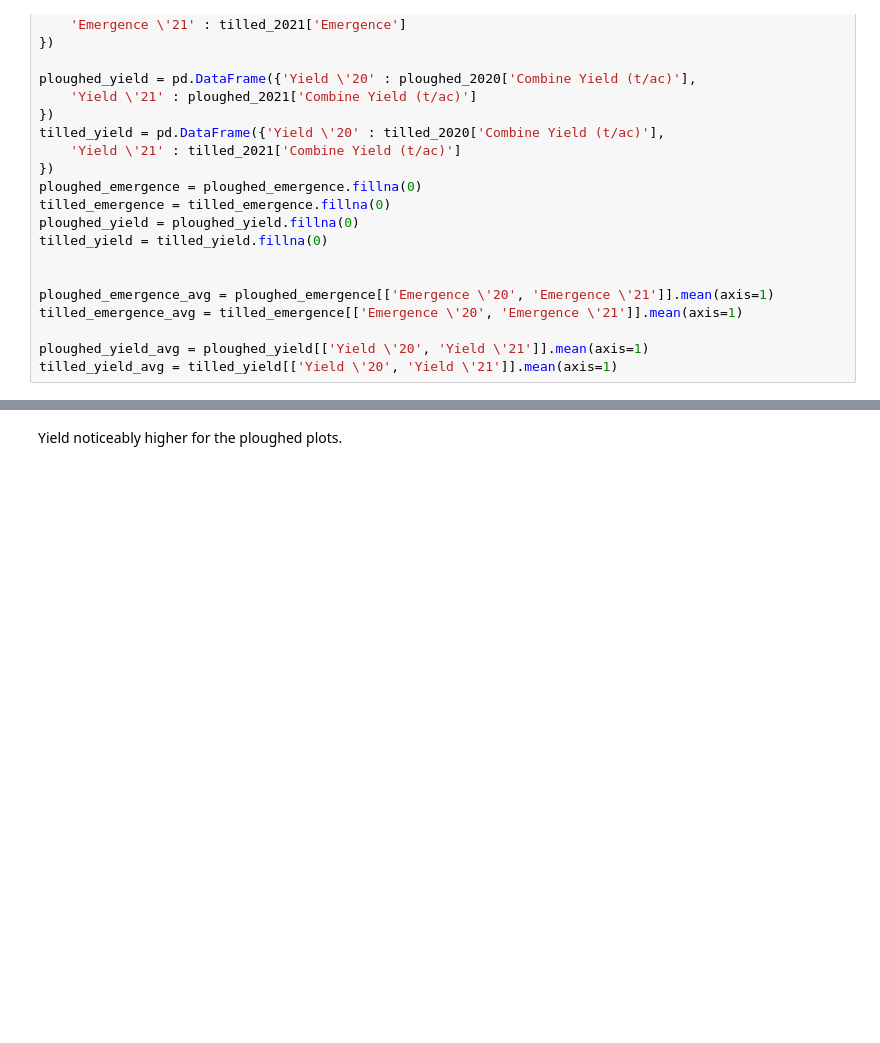
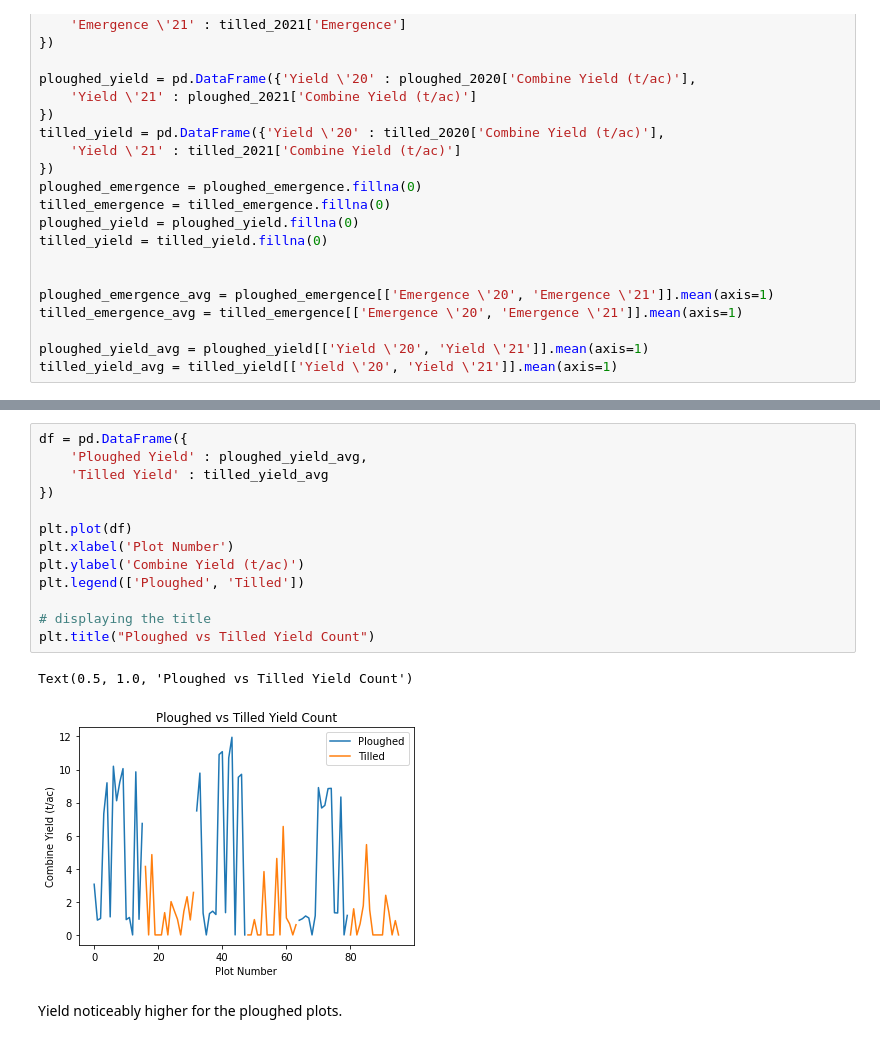
Before and after one commit to ciaranpflanagan/FYP, a Jupyter notebook: data_analysis.ipynb, the cells around one changed output, grey strips where cells are left out. Saved outputs shown, nothing was run; the diff lists cells and outputs as text; blank space fills up the shorter version.

```diff
--- a/data_analysis.ipynb
+++ b/data_analysis.ipynb
@@ -295,2 +302,18 @@ df.plot() # Could change to a scatter plot?
+# %%
+df = pd.DataFrame({
+    'Ploughed Yield' : ploughed_yield_avg,
+    'Tilled Yield' : tilled_yield_avg
+})
+
+plt.plot(df)
+plt.xlabel('Plot Number')
+plt.ylabel('Combine Yield (t/ac)')
+plt.legend(['Ploughed', 'Tilled'])
+
+# displaying the title
+plt.title("Ploughed vs Tilled Yield Count")
+# %% [output]
+Text(0.5, 1.0, 'Ploughed vs Tilled Yield Count')
+[figure, added]
 # %% [markdown]
 Yield noticeably higher for the ploughed plots.
```
Also changed, not shown: parts of 4 cells of this notebook, 1 other file.
